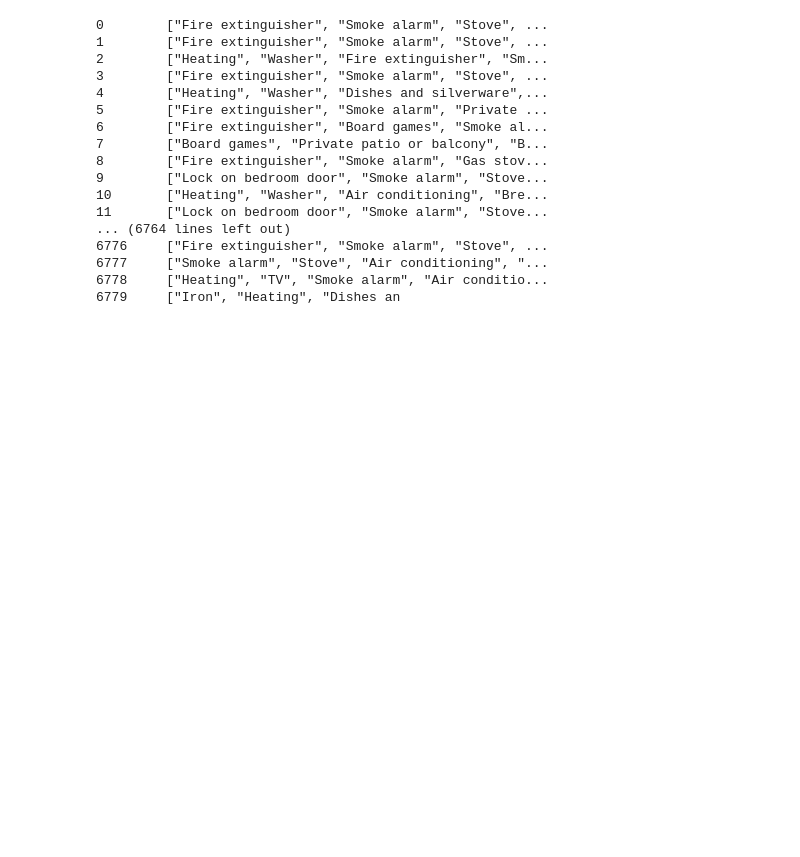
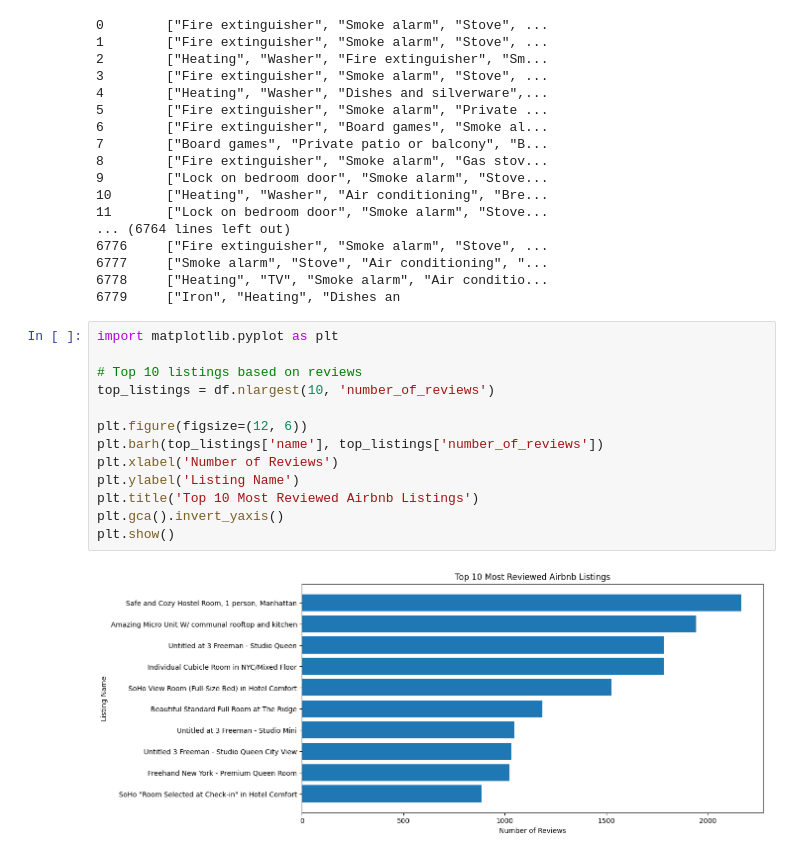
Before and after one commit to pooja-ippalapelli/milestone-II, a Jupyter notebook: data_cleaning.ipynb, the cells around one changed output. Drawn from its saved outputs; the diff is of its cells as text; blank space fills up the shorter version.

Commit message:
basic popularity charts

```diff
--- a/data_cleaning.ipynb
+++ b/data_cleaning.ipynb
@@ -78,3 +77,18 @@ df['amenities']
 6777     ["Smoke alarm", "Stove", "Air conditioning", "...
 6778     ["Heating", "TV", "Smoke alarm", "Air conditio...
 6779     ["Iron", "Heating", "Dishes an
+# %%
+import matplotlib.pyplot as plt
+
+# Top 10 listings based on reviews
+top_listings = df.nlargest(10, 'number_of_reviews')
+
+plt.figure(figsize=(12, 6))
+plt.barh(top_listings['name'], top_listings['number_of_reviews'])
+plt.xlabel('Number of Reviews')
+plt.ylabel('Listing Name')
+plt.title('Top 10 Most Reviewed Airbnb Listings')
+plt.gca().invert_yaxis()
+plt.show()
+# %% [output]
+[figure, added]
```
Also changed, not shown: parts of 2 cells of this notebook.
